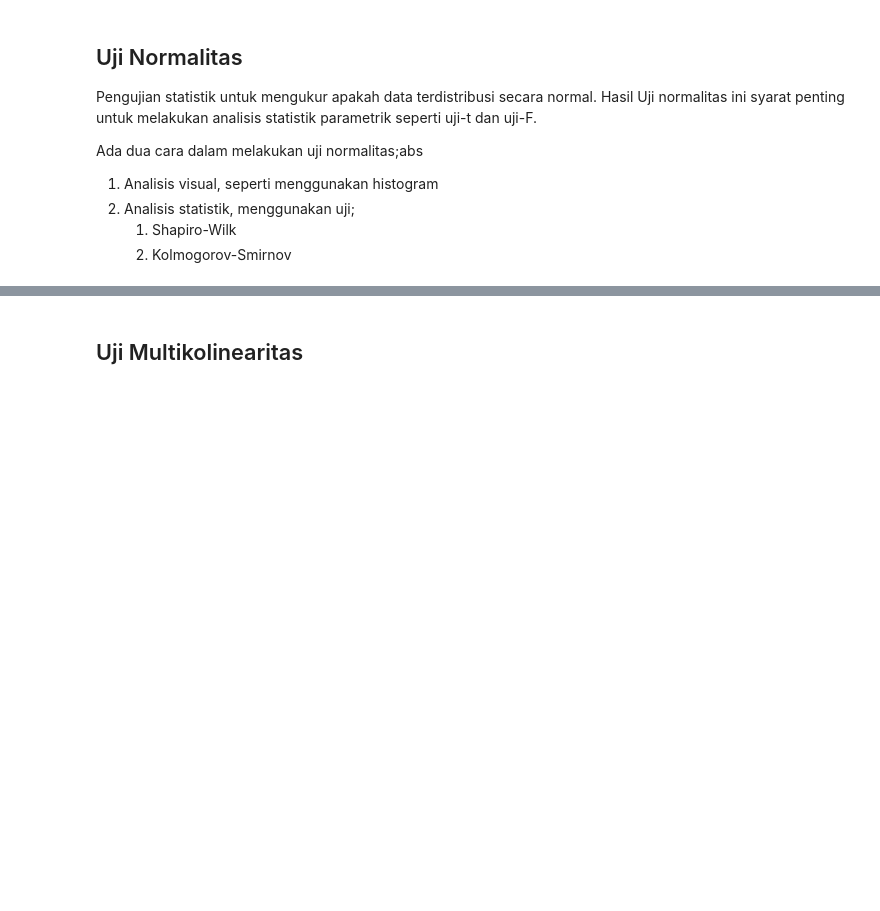
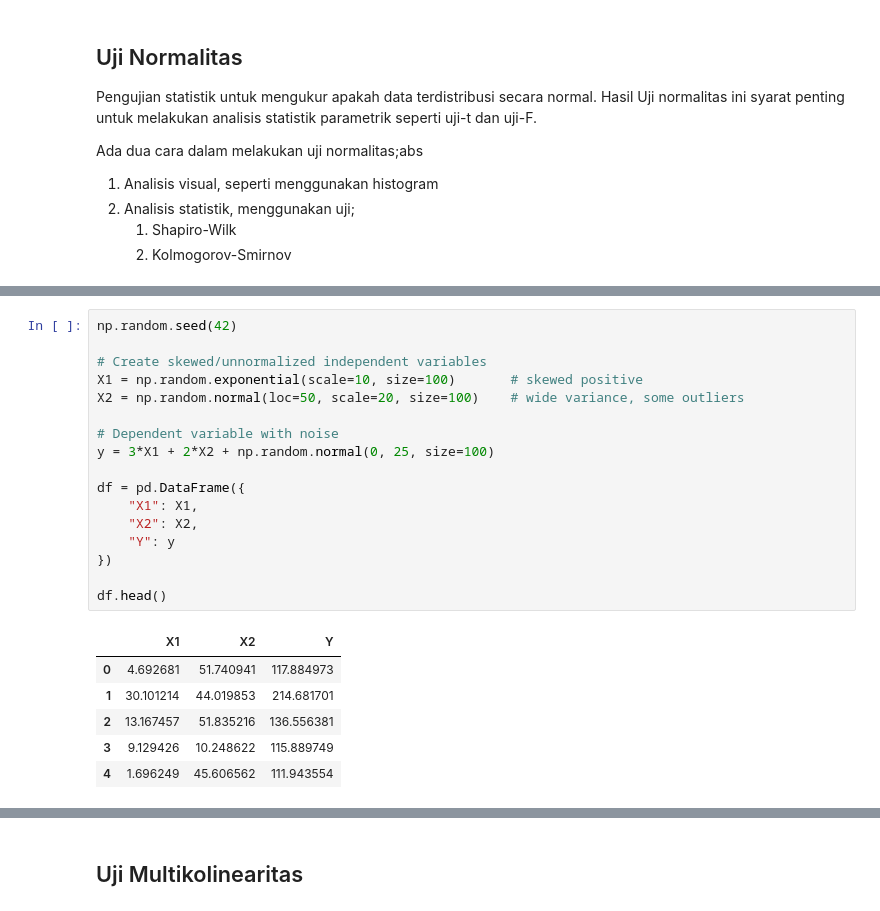
Before and after one commit to muhammadfarras/muhammadfarras.github.io, a Jupyter notebook: docs/All Bout Data/Data Mining/Statistical Analysis and Data Mining/materi/1_uji_asumsi_klasik.ipynb, the cells around one changed output, grey strips where cells are left out. Cells and saved outputs as stored; diff of their text form; blank space fills up the shorter version.

```diff
--- a/docs/All Bout Data/Data Mining/Statistical Analysis and Data Mining/materi/1_uji_asumsi_klasik.ipynb
+++ b/docs/All Bout Data/Data Mining/Statistical Analysis and Data Mining/materi/1_uji_asumsi_klasik.ipynb
@@ -26,0 +50,24 @@ Ada dua cara dalam melakukan uji normalitas;abs
+# %%
+np.random.seed(42)
+
+# Create skewed/unnormalized independent variables
+X1 = np.random.exponential(scale=10, size=100)       # skewed positive
+X2 = np.random.normal(loc=50, scale=20, size=100)    # wide variance, some outliers
+
+# Dependent variable with noise
+y = 3*X1 + 2*X2 + np.random.normal(0, 25, size=100)
+
+df = pd.DataFrame({
+    "X1": X1,
+    "X2": X2,
+    "Y": y
+})
+
+df.head()
+# %% [output]
+|  | X1 | X2 | Y |
+| 0 | 4.692681 | 51.740941 | 117.884973 |
+| 1 | 30.101214 | 44.019853 | 214.681701 |
+| 2 | 13.167457 | 51.835216 | 136.556381 |
+| 3 | 9.129426 | 10.248622 | 115.889749 |
+| 4 | 1.696249 | 45.606562 | 111.943554 |
```
Also changed, not shown: parts of 6 cells of this notebook, 1 other file.
